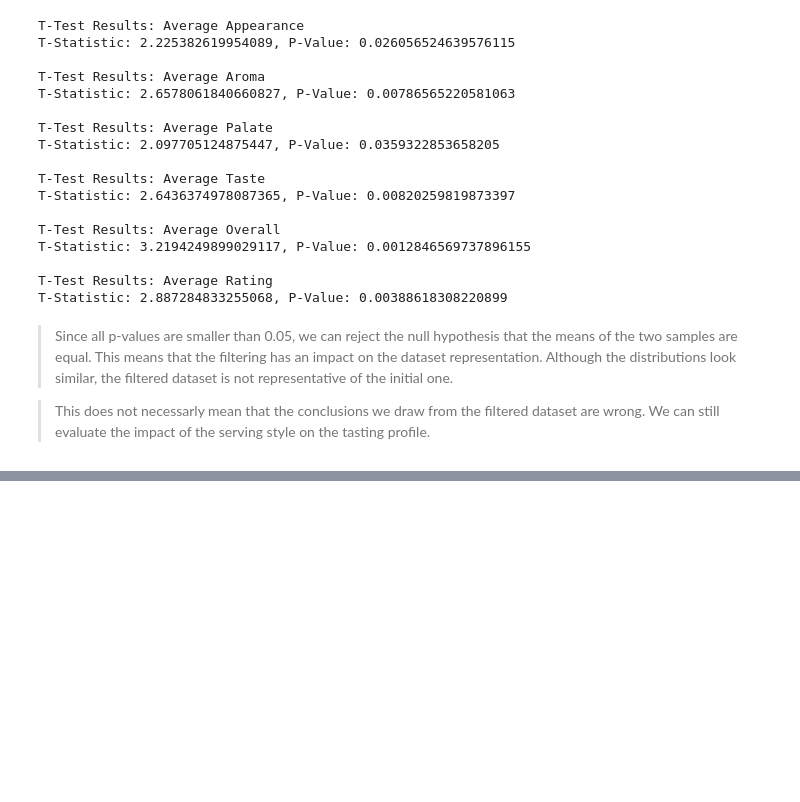
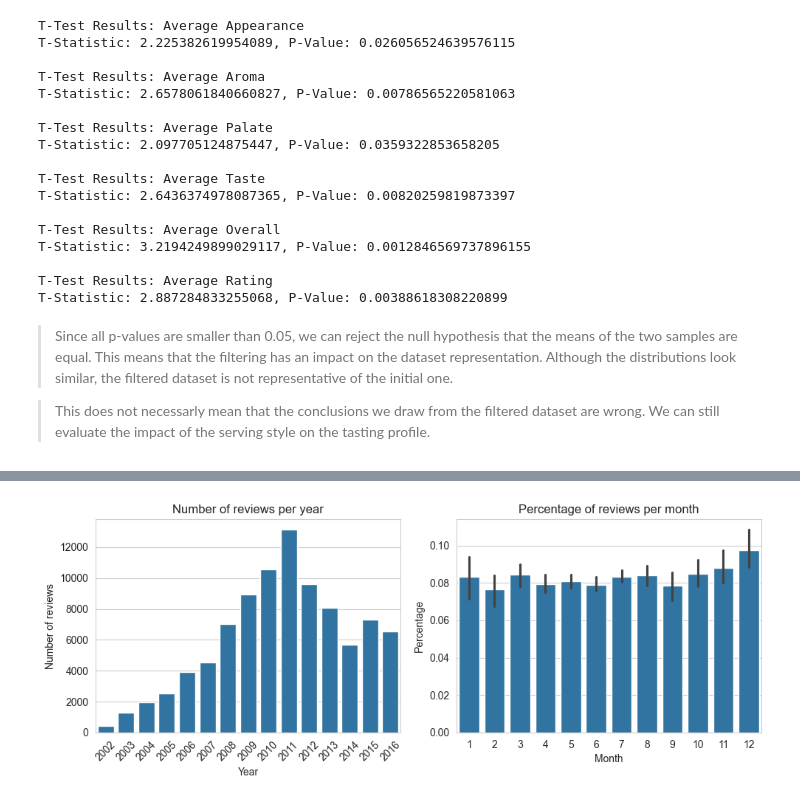
Before and after one commit to epfl-ada/ada-2023-project-beeradaventure46, a Jupyter notebook: Milestone_3.ipynb, the cells around one changed output, grey strips where cells are left out. Cells and saved outputs as stored; diff of their text form; code cells hidden in the pictures; blank space fills up the shorter version.

```diff
--- a/Milestone_3.ipynb
+++ b/Milestone_3.ipynb
@@ -1446,0 +1458,2 @@ T-Statistic: 2.887284833255068, P-Value: 0.00388618308220899
+# %%
+df = pd.read_parquet(dataset_path + 'BA_04_complete.parquet')
@@ -1446,0 +1476,14 @@ T-Statistic: 2.887284833255068, P-Value: 0.00388618308220899
+# %%
+# for each year, count the number of reviews for each month and store it in a new df
+df_monthly = df.groupby(['review_year', 'review_month']).agg({'text': 'count'})
+
+# change the df to a 180x3 df with columns year, month and number of reviews
+df_monthly = df_monthly.reset_index().rename(columns={'text': 'nbr_reviews'})
+
+# add a column with the number of reviews per year
+df_monthly['nbr_reviews_year'] = df_monthly.groupby('review_year')['nbr_reviews'].transform('sum')
+
+# add a column with nbr_reviews / nbr_reviews_year
+df_monthly['percentage'] = df_monthly['nbr_reviews'] / df_monthly['nbr_reviews_year']
+
+df_monthly.sample(5)
@@ -1446,0 +1497,20 @@ T-Statistic: 2.887284833255068, P-Value: 0.00388618308220899
+# %%
+fig, axes = plt.subplots(1, 2, figsize=(10, 4))
+
+# show the number of reviews per year
+sns.barplot(x='review_year', y='nbr_reviews', data=df_monthly, ax=axes[0], errorbar=None)
+axes[0].set_title('Number of reviews per year')
+axes[0].set_xlabel('Year')
+axes[0].tick_params(axis='x', rotation=45)
+axes[0].set_ylabel('Number of reviews')
+
+# show the percentage of reviews per month
+sns.barplot(x='review_month', y='percentage', data=df_monthly, ax=axes[1], errorbar=('ci', 95))
+axes[1].set_title('Percentage of reviews per month')
+axes[1].set_xlabel('Month')
+axes[1].set_ylabel('Percentage')
+
+plt.tight_layout()
+plt.show()
+# %% [output]
+[figure, added]
```
Also changed, not shown: parts of 18 cells of this notebook, 1 other file.
